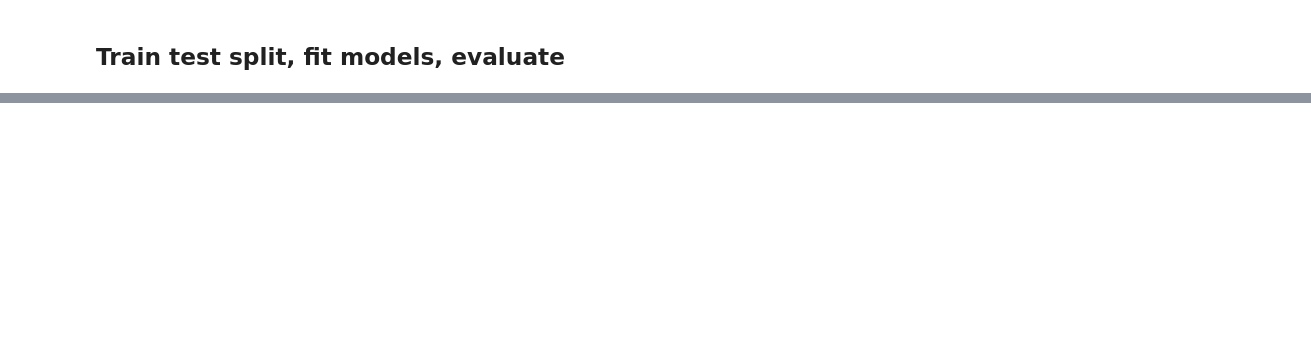
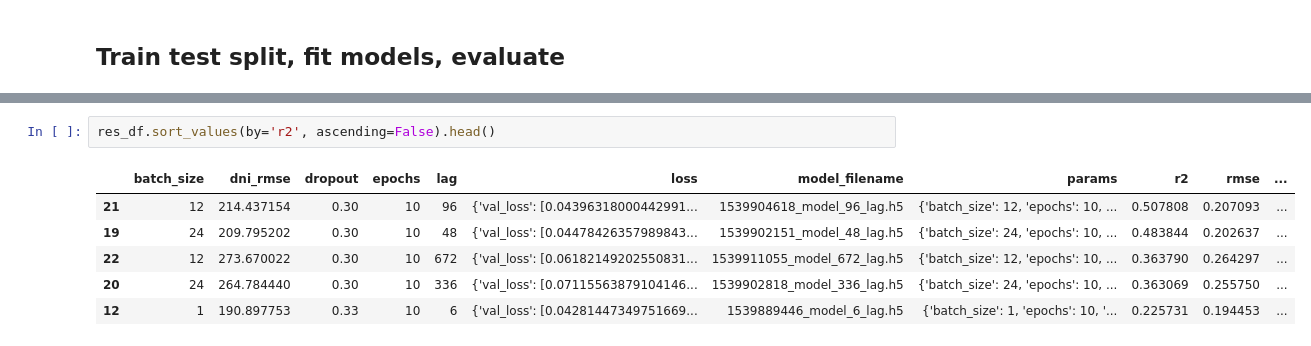
Before and after one commit to samchaaa/capstone_repo, a Jupyter notebook: 2_Modeling and Predictions.ipynb, the cells around one changed output, grey strips where cells are left out. Saved outputs shown, nothing was run; the diff lists cells and outputs as text; blank space fills up the shorter version.

```diff
--- a/2_Modeling and Predictions.ipynb
+++ b/2_Modeling and Predictions.ipynb
@@ -318,0 +308,9 @@ res_df
+# %%
+res_df.sort_values(by='r2', ascending=False).head()
+# %% [output]
+|  | batch_size | dni_rmse | dropout | epochs | lag | loss | model_filename | params | r2 | rmse | ... |
+| 21 | 12 | 214.437154 | 0.30 | 10 | 96 | {'val_loss': [0.04396318000442991... | 1539904618_model_96_lag.h5 | {'batch_size': 12, 'epochs': 10, ... | 0.507808 | 0.207093 | ... |
+| 19 | 24 | 209.795202 | 0.30 | 10 | 48 | {'val_loss': [0.04478426357989843... | 1539902151_model_48_lag.h5 | {'batch_size': 24, 'epochs': 10, ... | 0.483844 | 0.202637 | ... |
+| 22 | 12 | 273.670022 | 0.30 | 10 | 672 | {'val_loss': [0.06182149202550831... | 1539911055_model_672_lag.h5 | {'batch_size': 12, 'epochs': 10, ... | 0.363790 | 0.264297 | ... |
+| 20 | 24 | 264.784440 | 0.30 | 10 | 336 | {'val_loss': [0.07115563879104146... | 1539902818_model_336_lag.h5 | {'batch_size': 24, 'epochs': 10, ... | 0.363069 | 0.255750 | ... |
+| 12 | 1 | 190.897753 | 0.33 | 10 | 6 | {'val_loss': [0.04281447349751669... | 1539889446_model_6_lag.h5 | {'batch_size': 1, 'epochs': 10, '... | 0.225731 | 0.194453 | ... |
```
Also changed, not shown: parts of 8 cells of this notebook, 23 other files.
